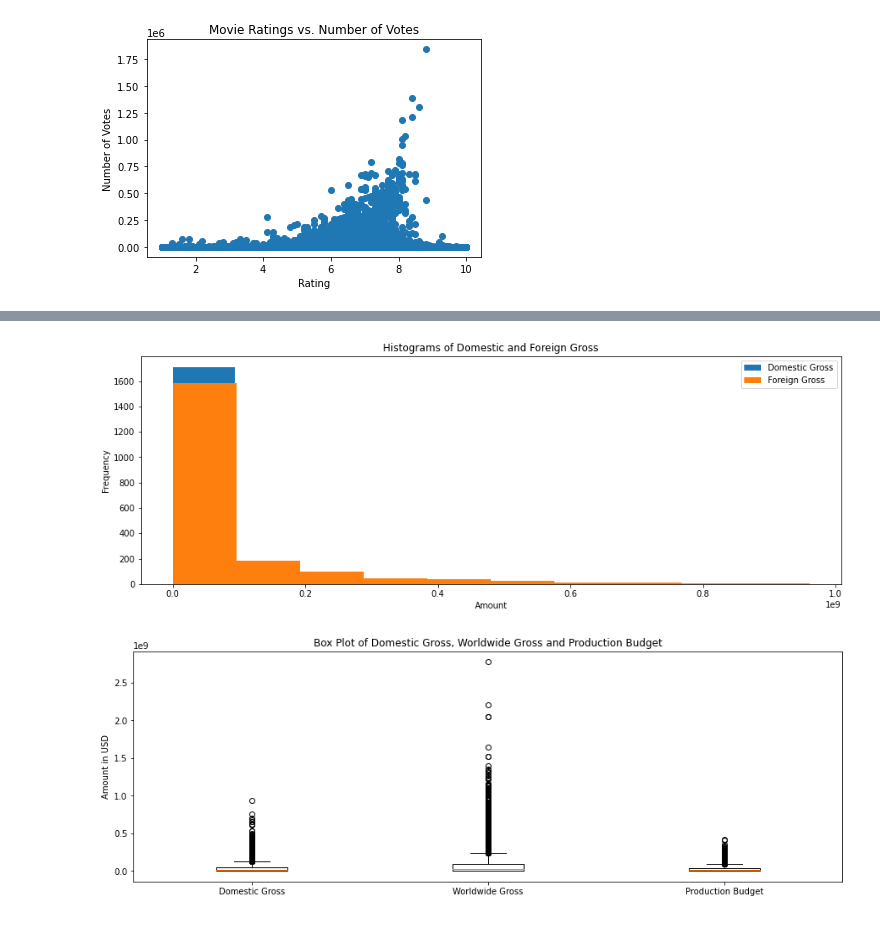
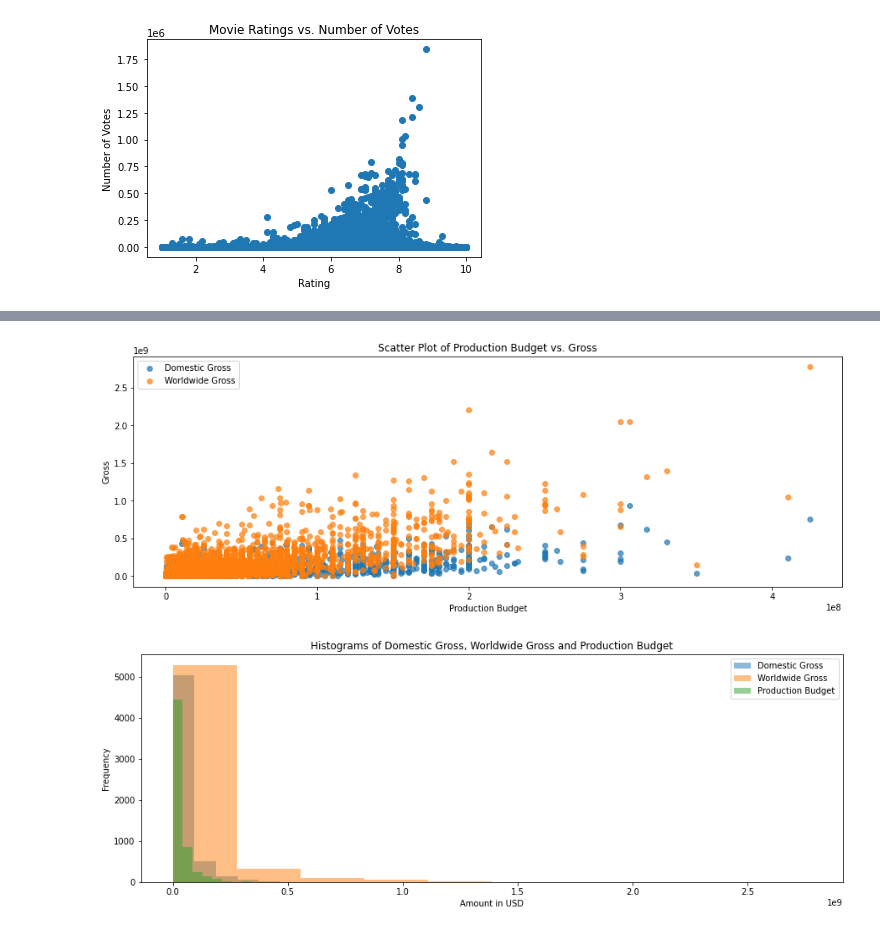
Before and after one commit to kiriiri/Microsoft-Movie-Analysis, a Jupyter notebook: student.ipynb, the cells around one changed output, grey strips where cells are left out. Drawn from its saved outputs; the diff is of its cells as text; code cells hidden in the pictures.

```diff
--- a/student.ipynb
+++ b/student.ipynb
@@ -781,44 +802,48 @@ plt.show();
+# %%
+# creating a scatter plot of the 'production_budget' column, 'domestic_gross' column and 'worldwide_gross' column
+# from df3(the fourth dataframe);
+
+plt.figure(figsize=(15,5))
+
+production_budget = df3['production_budget']
+domestic_gross = df3['domestic_gross']
+worldwide_gross = df3['worldwide_gross']
+
+# Create the scatter plot
+plt.scatter(production_budget, domestic_gross, label='Domestic Gross', alpha=0.7)
+plt.scatter(production_budget, worldwide_gross, label='Worldwide Gross', alpha=0.7)
+
+# Set axis labels and title
+plt.xlabel('Production Budget')
+plt.ylabel('Gross')
+plt.title('Scatter Plot of Production Budget vs. Gross')
+
+# Add legend
+plt.legend()
+
+plt.show();
+# %% [output]
+[figure, added]
 # %%
-#creating a histogram of the 'domestic_gross' column and 'foreign_gross' column from df2(the third dataframe)
+# creating a histogram of the 'production_budget' column, 'domestic_gross' column and 'worldwide_gross' column
+# from df3(the fourth dataframe)
 fig, ax = plt.subplots(figsize=(15,5))
 
-# Plot histograms
-ax.hist(df2['domestic_gross'], bins=10, label='Domestic Gross')
-ax.hist(df2['foreign_gross'], bins=10, label='Foreign Gross')
+# Plot histograms for the variables of interest
+ax.hist(df3['domestic_gross'], bins=10, alpha=0.5, label='Domestic Gross')
+ax.hist(df3['worldwide_gross'], bins=10, alpha=0.5, label='Worldwide Gross')
+ax.hist(df3['production_budget'], bins=10, alpha=0.5, label='Production Budget')
 
 # Set x-axis label
-ax.set_xlabel('Amount')
+ax.set_xlabel('Amount in USD')
 
 # Set y-axis label
 ax.set_ylabel('Frequency')
 
 # Set title
-plt.title('Histograms of Domestic and Foreign Gross')
+ax.set_title('Histograms of Domestic Gross, Worldwide Gross and Production Budget')
 
 # Add a legend
-ax.legend()
-
-# Show the plot
-plt.show();
+ax.legend();
 # %% [output]
-[figure, old version]
+[figure, new version]
-# %%
-#creating a boxplot of the 'production_budget' column, 'domestic_gross' column and 'worldwide_gross' column
-#from df3(the fourth dataframe)
-fig, ax = plt.subplots(figsize=(15,5))
-
-# Plot box plots for the variables of interest
-ax.boxplot([df3['domestic_gross'], df3['worldwide_gross'], df3['production_budget']])
-
-# Set x-axis tick labels
-ax.set_xticklabels(['Domestic Gross', 'Worldwide Gross', 'Production Budget'])
-
-# Set y-axis label
-ax.set_ylabel('Amount in USD')
-
-# Set title
-plt.title('Box Plot of Domestic Gross, Worldwide Gross and Production Budget')
-
-plt.show();
-# %% [output]
-[figure, removed]
```
Also changed, not shown: parts of 110 cells of this notebook.
